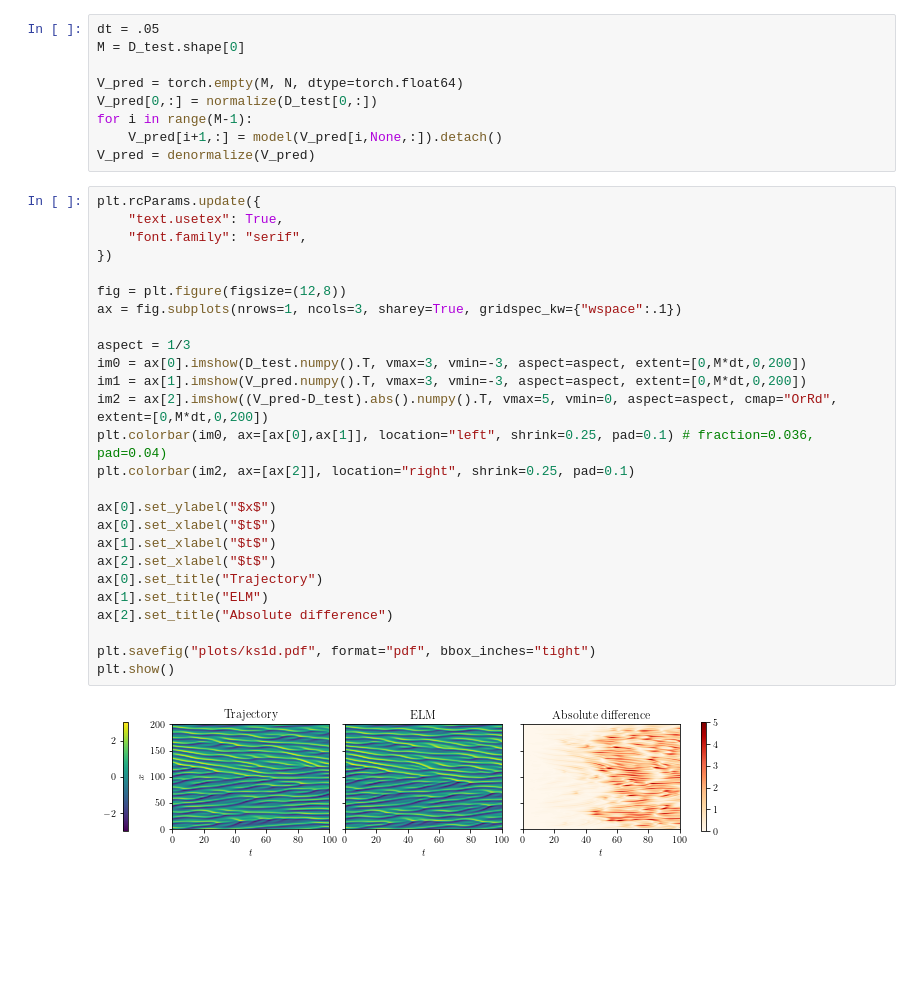
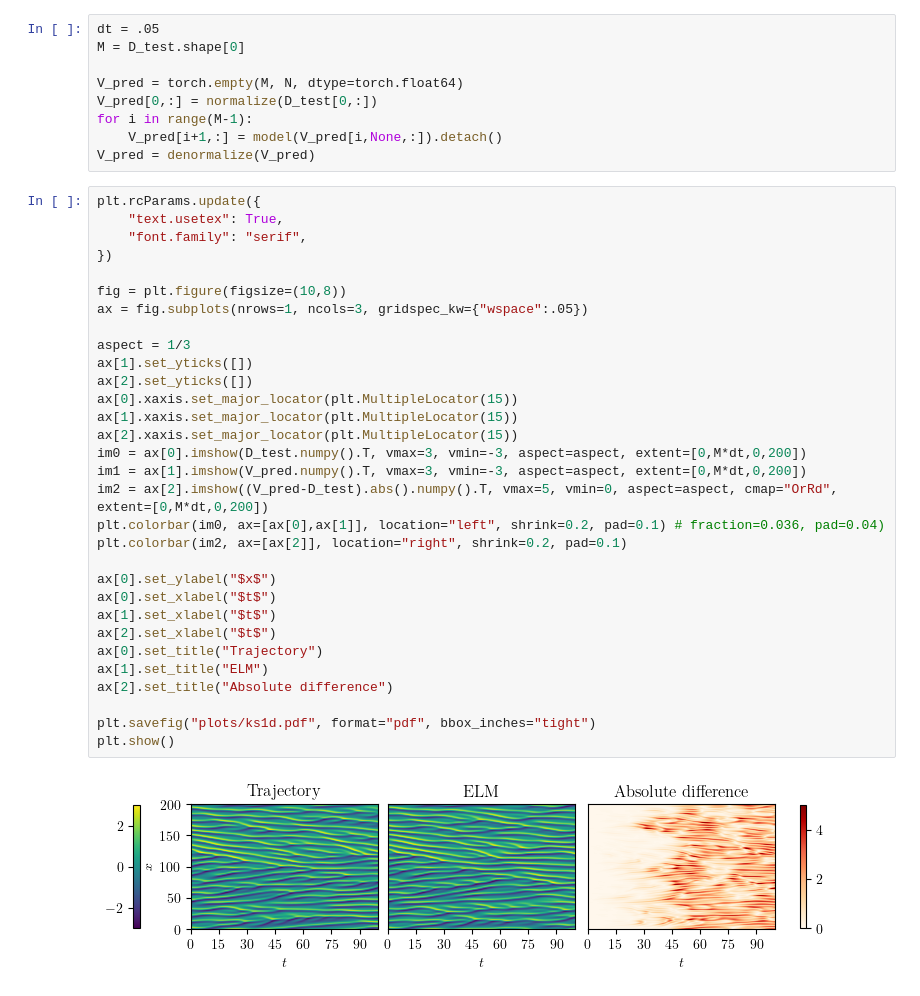
Before and after one commit to graps1/ELM-PDEs, a Jupyter notebook: ks1d/ks1d.ipynb, the cells around one changed output. Saved outputs shown, nothing was run; the diff lists cells and outputs as text; blank space fills up the shorter version.

```diff
--- a/ks1d/ks1d.ipynb
+++ b/ks1d/ks1d.ipynb
@@ -64,28 +63,33 @@ V_pred = denormalize(V_pred)
 # %%
 plt.rcParams.update({
     "text.usetex": True,
     "font.family": "serif",
 })
 
-fig = plt.figure(figsize=(12,8))
-ax = fig.subplots(nrows=1, ncols=3, sharey=True, gridspec_kw={"wspace":.1})
+fig = plt.figure(figsize=(10,8))
+ax = fig.subplots(nrows=1, ncols=3, gridspec_kw={"wspace":.05})
 
 aspect = 1/3
+ax[1].set_yticks([])
+ax[2].set_yticks([])
+ax[0].xaxis.set_major_locator(plt.MultipleLocator(15))
+ax[1].xaxis.set_major_locator(plt.MultipleLocator(15))
+ax[2].xaxis.set_major_locator(plt.MultipleLocator(15))
 im0 = ax[0].imshow(D_test.numpy().T, vmax=3, vmin=-3, aspect=aspect, extent=[0,M*dt,0,200])
 im1 = ax[1].imshow(V_pred.numpy().T, vmax=3, vmin=-3, aspect=aspect, extent=[0,M*dt,0,200])
 im2 = ax[2].imshow((V_pred-D_test).abs().numpy().T, vmax=5, vmin=0, aspect=aspect, cmap="OrRd", extent=[0,M*dt,0,200])
-plt.colorbar(im0, ax=[ax[0],ax[1]], location="left", shrink=0.25, pad=0.1) # fraction=0.036, pad=0.04)
-plt.colorbar(im2, ax=[ax[2]], location="right", shrink=0.25, pad=0.1)
+plt.colorbar(im0, ax=[ax[0],ax[1]], location="left", shrink=0.2, pad=0.1) # fraction=0.036, pad=0.04)
+plt.colorbar(im2, ax=[ax[2]], location="right", shrink=0.2, pad=0.1)
 
 ax[0].set_ylabel("$x$")
 ax[0].set_xlabel("$t$")
 ax[1].set_xlabel("$t$")
 ax[2].set_xlabel("$t$")
 ax[0].set_title("Trajectory")
 ax[1].set_title("ELM")
 ax[2].set_title("Absolute difference")
 
 plt.savefig("plots/ks1d.pdf", format="pdf", bbox_inches="tight")
 plt.show()
 # %% [output]
-[figure, old version]
+[figure, new version]
```
Also changed, not shown: parts of 2 cells of this notebook, 8 other files.
